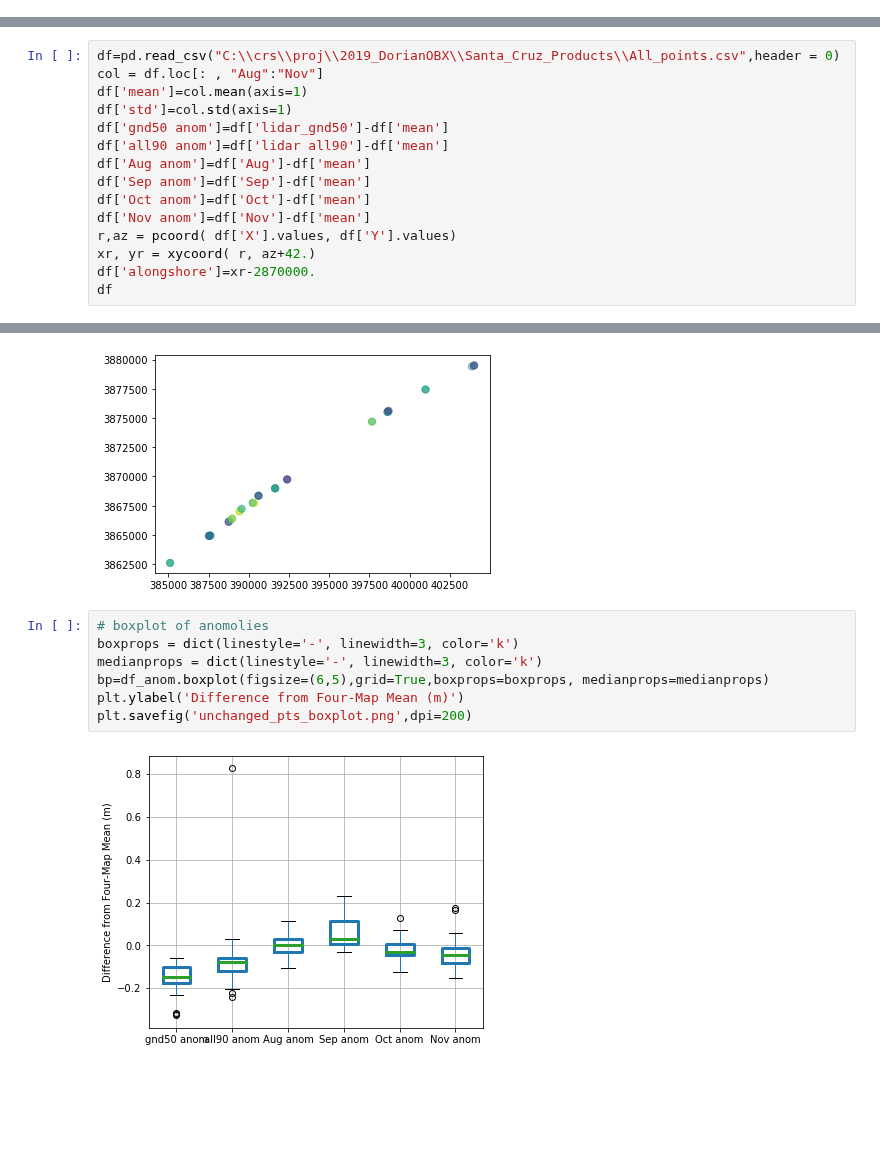
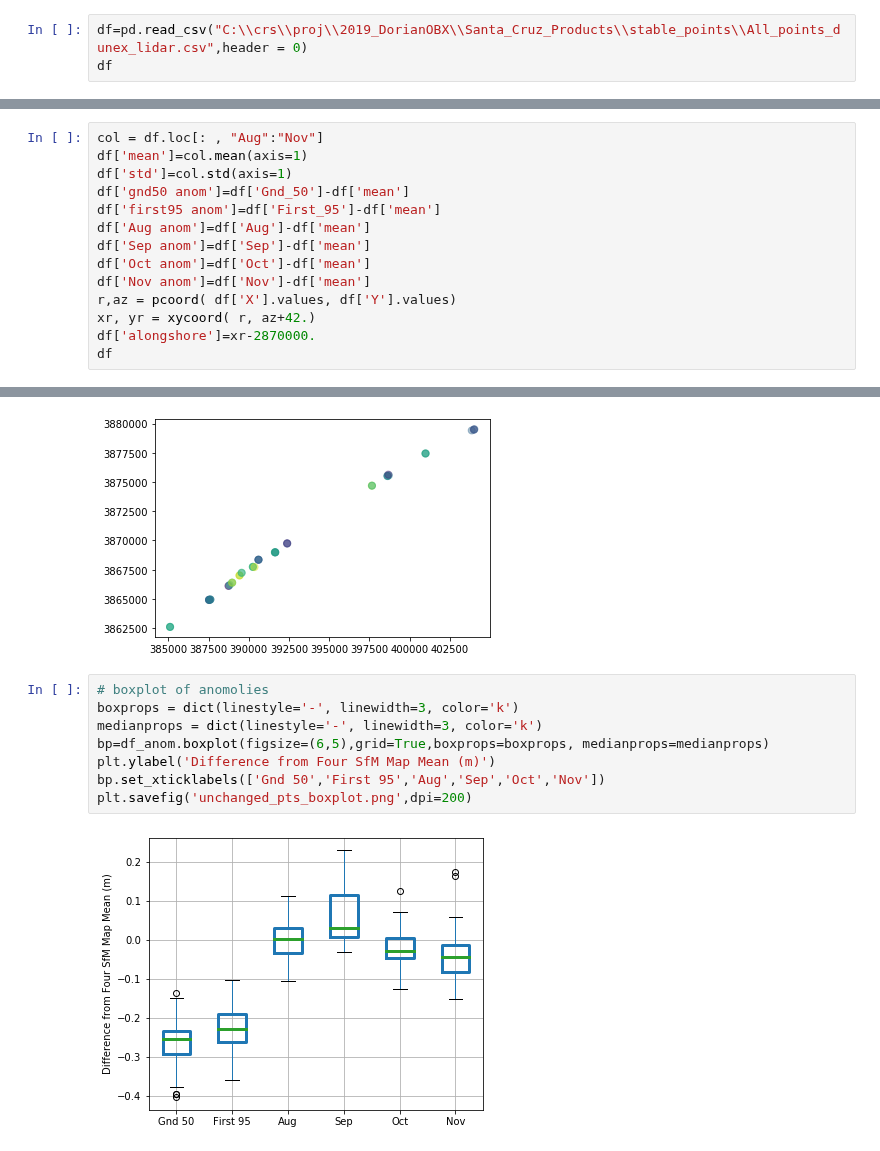
Before and after one commit to csherwood-usgs/CoreBx, a Jupyter notebook: Analyze_stable_points.ipynb, the cells around one changed output, grey strips where cells are left out. Saved outputs shown, nothing was run; the diff lists cells and outputs as text; blank space fills up the shorter version.

```diff
--- a/Analyze_stable_points.ipynb
+++ b/Analyze_stable_points.ipynb
@@ -27,3 +27,6 @@ def xycoord(r, az):
     x = r * np.sin(np.radians(az))
     y = r * np.cos(np.radians(az))
     return x, y
+# %%
+df=pd.read_csv("C:\\crs\\proj\\2019_DorianOBX\\Santa_Cruz_Products\\stable_points\\All_points_dunex_lidar.csv",header = 0)
+df
@@ -30,10 +51,9 @@ def xycoord(r, az):
 # %%
-df=pd.read_csv("C:\\crs\\proj\\2019_DorianOBX\\Santa_Cruz_Products\\All_points.csv",header = 0)
 col = df.loc[: , "Aug":"Nov"]
 df['mean']=col.mean(axis=1)
 df['std']=col.std(axis=1)
-df['gnd50 anom']=df['lidar_gnd50']-df['mean']
-df['all90 anom']=df['lidar all90']-df['mean']
+df['gnd50 anom']=df['Gnd_50']-df['mean']
+df['first95 anom']=df['First_95']-df['mean']
 df['Aug anom']=df['Aug']-df['mean']
 df['Sep anom']=df['Sep']-df['mean']
 df['Oct anom']=df['Oct']-df['mean']
@@ -129,9 +149,10 @@ plt.scatter(df['X'].values,df['Y'].values,s=50,c=df['Aug anom'].values,alpha=.4)
 # %%
 # boxplot of anomolies
 boxprops = dict(linestyle='-', linewidth=3, color='k')
 medianprops = dict(linestyle='-', linewidth=3, color='k')
 bp=df_anom.boxplot(figsize=(6,5),grid=True,boxprops=boxprops, medianprops=medianprops)
-plt.ylabel('Difference from Four-Map Mean (m)')
+plt.ylabel('Difference from Four SfM Map Mean (m)')
+bp.set_xticklabels(['Gnd 50','First 95','Aug','Sep','Oct','Nov'])
 plt.savefig('unchanged_pts_boxplot.png',dpi=200)
 # %% [output]
-[figure, old version]
+[figure, new version]
```
Also changed, not shown: parts of 4 cells of this notebook, 4 other files.
